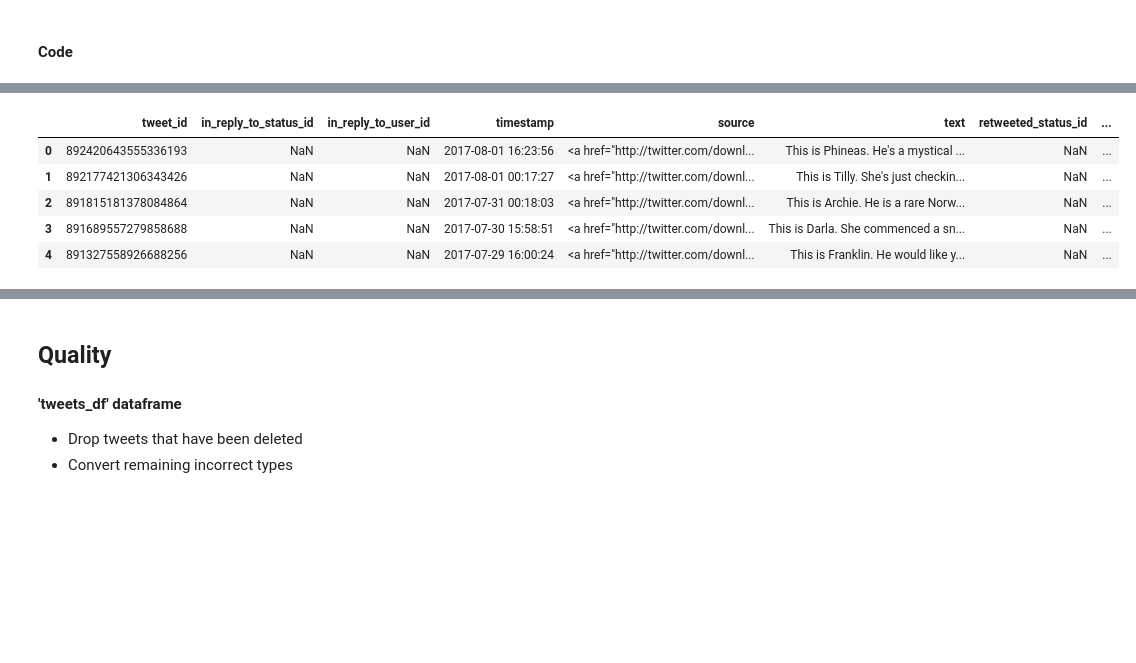
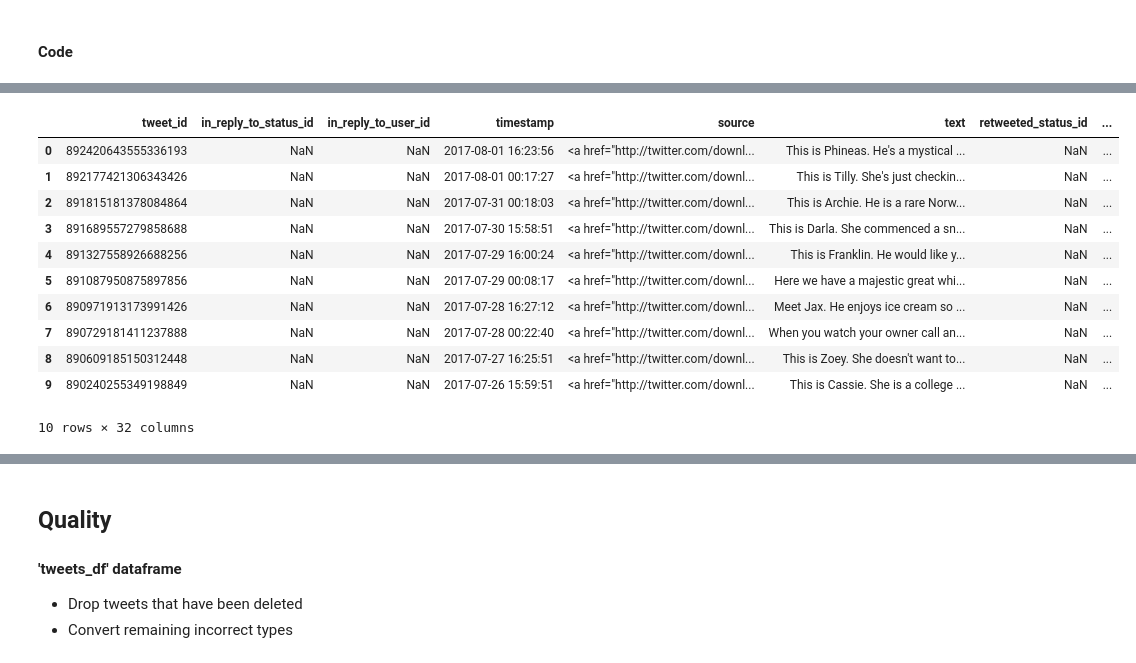
Before and after one commit to john-coletta/pupper-project, a Jupyter notebook: wrangle_act.ipynb, the cells around one changed output, grey strips where cells are left out. Cells and saved outputs as stored; diff of their text form; code cells hidden in the pictures; blank space fills up the shorter version.

Commit message:
Continued cleaning

```diff
--- a/wrangle_act.ipynb
+++ b/wrangle_act.ipynb
@@ -326,6 +327,8 @@ memory usage: 589.0+ KB
 master_df_clean = master_df_clean[master_df_clean.deleted == 'n']
 # %%
 master_df_clean = master_df_clean[master_df_clean.retweeted_status_id.isnull()]
+# %%
+master_df_clean = master_df_clean[master_df_clean.in_reply_to_status_id.isnull()]
 # %% [markdown]
 #### Test
 # %%
@@ -441,9 +395,11 @@ memory usage: 386.5+ KB
 # %%
-melt1 = pd.melt(tweets_df[['tweet_id', 'doggo', 'floofer', 'pupper', 'puppo']], id_vars = 'tweet_id',
-                value_vars = ['doggo', 'floofer', 'pupper', 'puppo'], var_name = 'dog_type')
+melt1 = pd.melt(master_df_clean[['tweet_id', 'doggo', 'floofer', 'pupper', 'puppo']],
+                id_vars = 'tweet_id',
+                value_vars = ['doggo', 'floofer', 'pupper', 'puppo'],
+                var_name = 'dog_type')
 # %%
 melt1 = melt1[melt1.value != 'None']
 # %%
 melt1.drop('value', axis = 1, inplace = True)
 # %%
-tweets_df = tweets_df.merge(melt1, how = 'left', on = 'tweet_id')
+master_df_clean = master_df_clean.merge(melt1, how = 'left', on = 'tweet_id')
@@ -471,11 +406,18 @@ tweets_df.head(20)
 # %%
-tweets_df.drop(['doggo','floofer','pupper','puppo'], axis = 1, inplace = True)
+master_df_clean.drop(['doggo','floofer','pupper','puppo'],
+                     axis = 1, inplace = True)
-# %%
-tweets_df.head()
-# %% [output]
-|  | tweet_id | in_reply_to_status_id | in_reply_to_user_id | timestamp | source | text | retweeted_status_id | ... |
-| 0 | 892420643555336193 | NaN | NaN | 2017-08-01 16:23:56 | <a href="http://twitter.com/downl... | This is Phineas. He's a mystical ... | NaN | ... |
-| 1 | 892177421306343426 | NaN | NaN | 2017-08-01 00:17:27 | <a href="http://twitter.com/downl... | This is Tilly. She's just checkin... | NaN | ... |
-| 2 | 891815181378084864 | NaN | NaN | 2017-07-31 00:18:03 | <a href="http://twitter.com/downl... | This is Archie. He is a rare Norw... | NaN | ... |
-| 3 | 891689557279858688 | NaN | NaN | 2017-07-30 15:58:51 | <a href="http://twitter.com/downl... | This is Darla. She commenced a sn... | NaN | ... |
-| 4 | 891327558926688256 | NaN | NaN | 2017-07-29 16:00:24 | <a href="http://twitter.com/downl... | This is Franklin. He would like y... | NaN | ... |
+# %%
+master_df_clean.head(10)
+# %% [output]
+|  | tweet_id | in_reply_to_status_id | in_reply_to_user_id | timestamp | source | text | retweeted_status_id | ... |
+| 0 | 892420643555336193 | NaN | NaN | 2017-08-01 16:23:56 | <a href="http://twitter.com/downl... | This is Phineas. He's a mystical ... | NaN | ... |
+| 1 | 892177421306343426 | NaN | NaN | 2017-08-01 00:17:27 | <a href="http://twitter.com/downl... | This is Tilly. She's just checkin... | NaN | ... |
+| 2 | 891815181378084864 | NaN | NaN | 2017-07-31 00:18:03 | <a href="http://twitter.com/downl... | This is Archie. He is a rare Norw... | NaN | ... |
+| 3 | 891689557279858688 | NaN | NaN | 2017-07-30 15:58:51 | <a href="http://twitter.com/downl... | This is Darla. She commenced a sn... | NaN | ... |
+| 4 | 891327558926688256 | NaN | NaN | 2017-07-29 16:00:24 | <a href="http://twitter.com/downl... | This is Franklin. He would like y... | NaN | ... |
+| 5 | 891087950875897856 | NaN | NaN | 2017-07-29 00:08:17 | <a href="http://twitter.com/downl... | Here we have a majestic great whi... | NaN | ... |
+| 6 | 890971913173991426 | NaN | NaN | 2017-07-28 16:27:12 | <a href="http://twitter.com/downl... | Meet Jax. He enjoys ice cream so ... | NaN | ... |
+| 7 | 890729181411237888 | NaN | NaN | 2017-07-28 00:22:40 | <a href="http://twitter.com/downl... | When you watch your owner call an... | NaN | ... |
+| 8 | 890609185150312448 | NaN | NaN | 2017-07-27 16:25:51 | <a href="http://twitter.com/downl... | This is Zoey. She doesn't want to... | NaN | ... |
+| 9 | 890240255349198849 | NaN | NaN | 2017-07-26 15:59:51 | <a href="http://twitter.com/downl... | This is Cassie. She is a college ... | NaN | ... |
+10 rows × 32 columns
```
Also changed, not shown: parts of 20 cells of this notebook.
